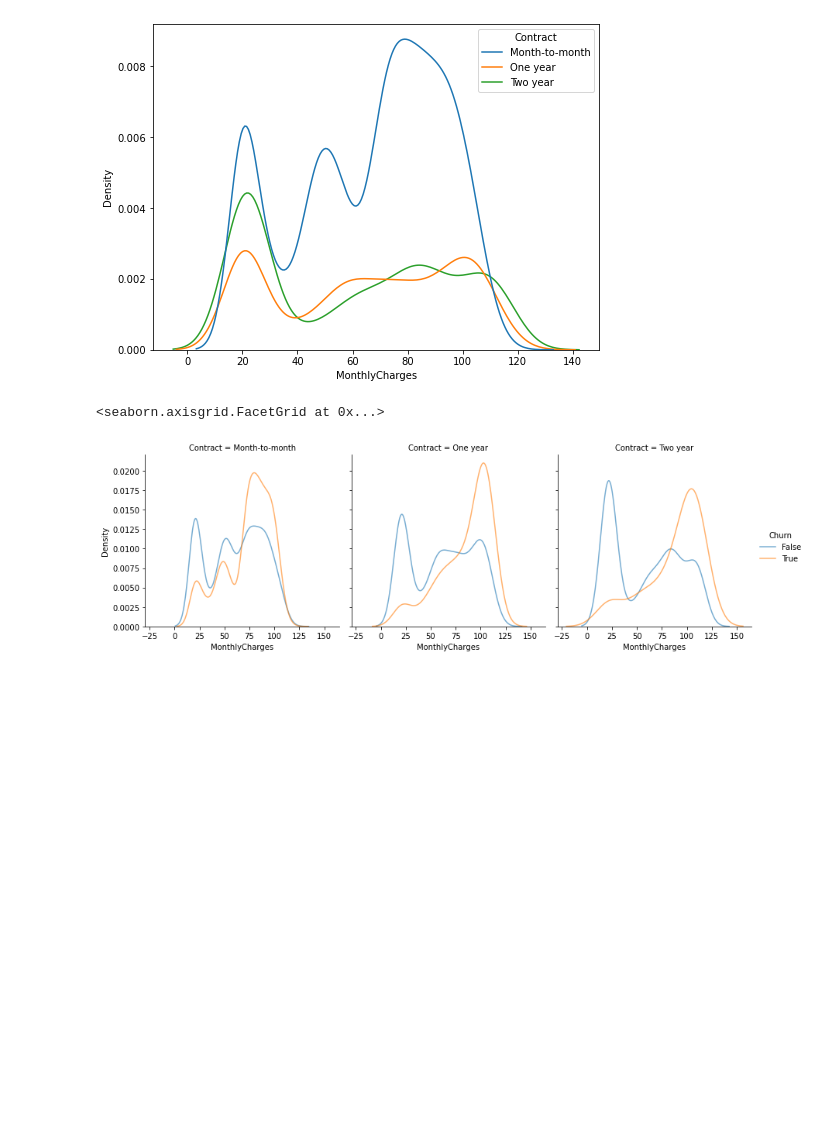
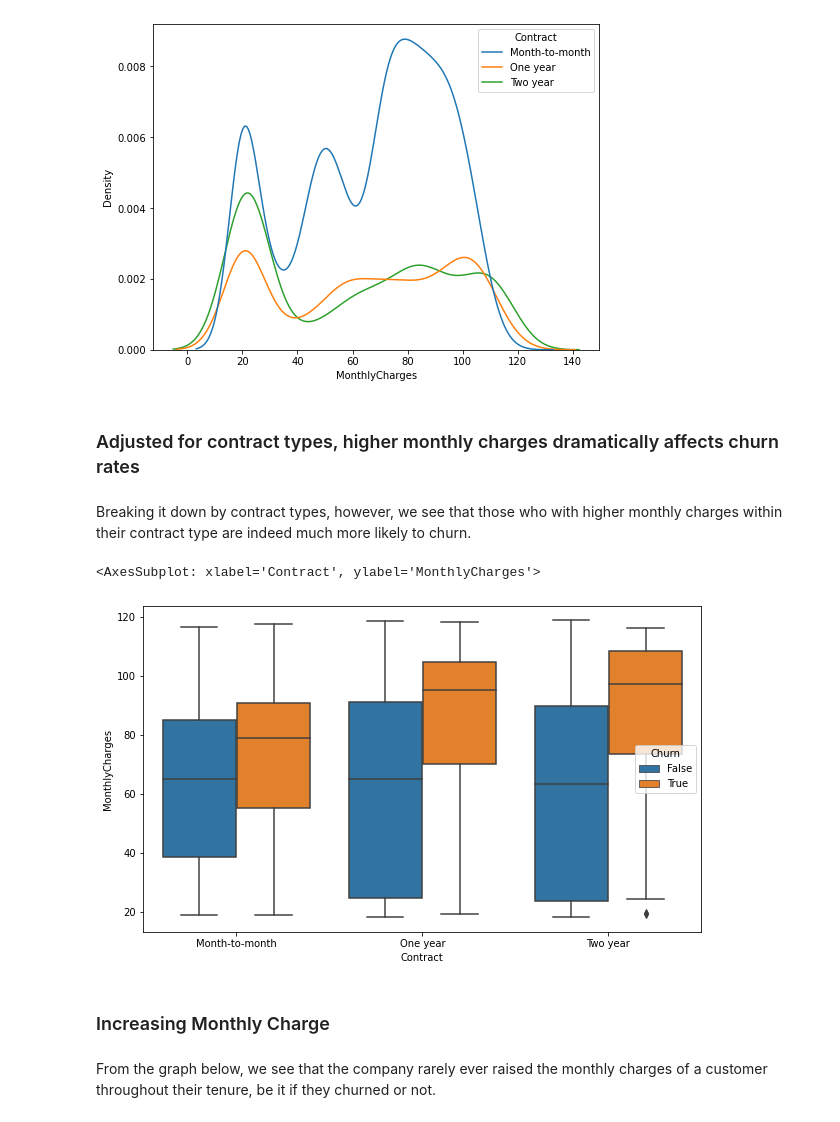
Before and after one commit to Jeff-ChenFan-Wang/TelecomChurnAnalysis, a Jupyter notebook: EDA.ipynb, the cells around one changed output. Drawn from its saved outputs; the diff is of its cells as text; code cells hidden in the pictures; blank space fills up the shorter version.

```diff
--- a/EDA.ipynb
+++ b/EDA.ipynb
@@ -206,11 +247,22 @@ sns.kdeplot(
 # %% [output]
 <AxesSubplot: xlabel='MonthlyCharges', ylabel='Density'>
 [figure]
-# %%
-# %%capture --no-display <-command to silence seaborn warnings for cell
-grid = sns.FacetGrid(full_data.join(churn), col='Contract', hue="Churn",height=4)
-grid.map(sns.kdeplot, "MonthlyCharges", alpha=0.6)
-grid.add_legend()
-# %% [output]
-<seaborn.axisgrid.FacetGrid at 0x...>
-[figure, removed]
+# %% [markdown]
+### Adjusted for contract types, higher monthly charges dramatically affects churn rates
+# %% [markdown]
+Breaking it down by contract types, however, we see that those who with higher monthly charges within their contract type are indeed much more likely to churn.
+# %%
+plt.figure(figsize=(10,6))
+sns.boxplot(
+    data = full_data[['MonthlyCharges','Contract']].join(churn),
+    x='Contract',
+    y='MonthlyCharges',
+    hue='Churn'
+)
+# %% [output]
+<AxesSubplot: xlabel='Contract', ylabel='MonthlyCharges'>
+[figure, added]
+# %% [markdown]
+### Increasing Monthly Charge
+# %% [markdown]
+From the graph below, we see that the company rarely ever raised the monthly charges of a customer throughout their tenure, be it if they churned or not.
```
Also changed, not shown: parts of 39 cells of this notebook, 4 other files.
